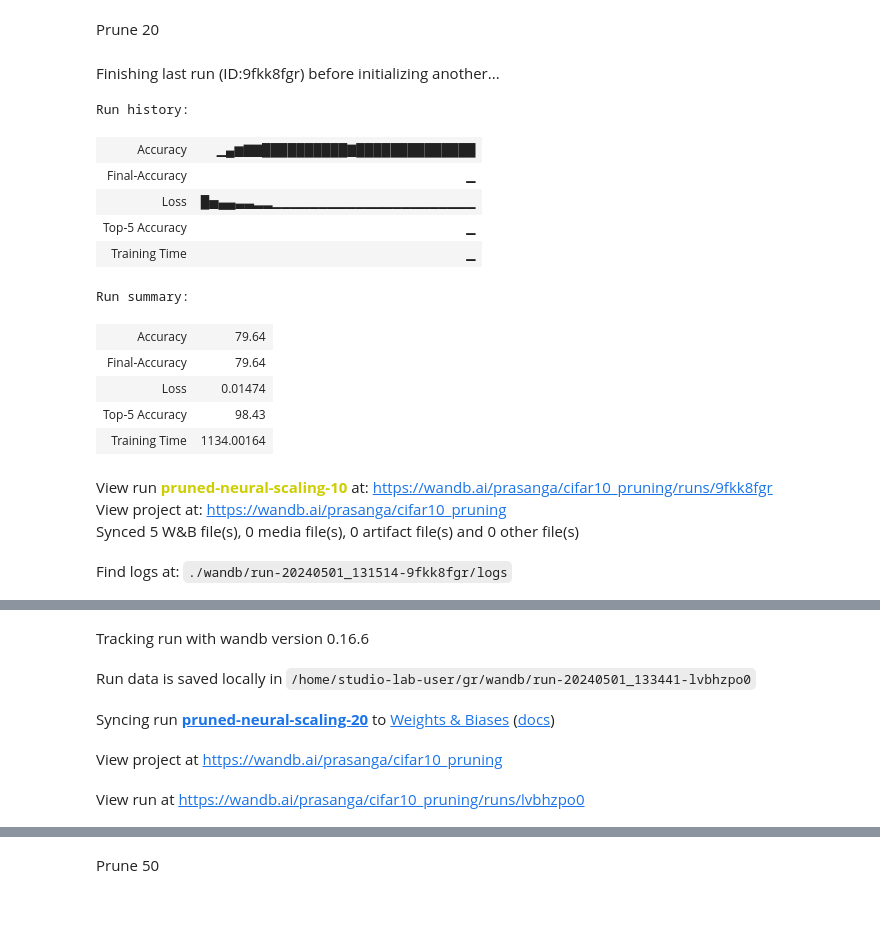
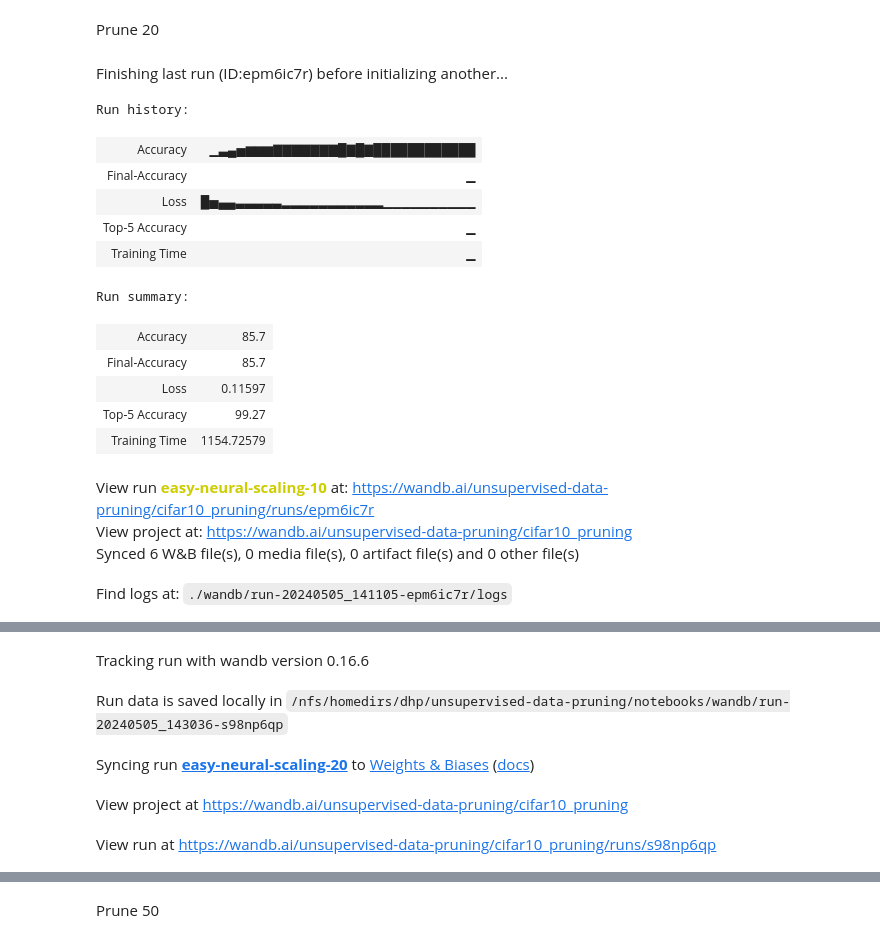
Before and after one commit to prasangadhungel/Data-Pruning-with-Extrapolated-Scores, a Jupyter notebook: notebooks/neural_scaling.ipynb, the cells around one changed output, grey strips where cells are left out. Drawn from its saved outputs; the diff is of its cells as text; code cells hidden in the pictures; blank space fills up the shorter version.

```diff
--- a/notebooks/neural_scaling.ipynb
+++ b/notebooks/neural_scaling.ipynb
@@ -304,6 +321,6 @@ View run at https://wandb.ai/prasanga/cifar10_pruning/runs/9fkk8fgr
 # %%
 device = torch.device("cuda" if torch.cuda.is_available() else "cpu")
-train_folder = "./hard_samples_"+ prune_frac
+train_folder = "./easy_samples_"+ prune_frac
 # %%
 trainset = datasets.ImageFolder(train_folder, transform=transform_train)
 trainloader = torch.utils.data.DataLoader(
@@ -408,8 +425,8 @@ Files already downloaded and verified
 Prune 20
 # %%
 prune_frac = "20"
-wandb.init(project='cifar10_pruning', name='pruned-neural-scaling-'+prune_frac)
-train_folder = "./hard_samples_"+ prune_frac
+wandb.init(project='cifar10_pruning', name='easy-neural-scaling-'+prune_frac)
+train_folder = "./easy_samples_"+ prune_frac
 
 trainset = datasets.ImageFolder(train_folder, transform=transform_train)
 trainloader = torch.utils.data.DataLoader(
@@ -471,42 +488,42 @@ for epoch in range(30):  # Adjust the number of epochs as needed
     scheduler.step()
 
 
 end_time = time.time()
 training_time = end_time - start_time
 
 # Test the ConvNet on the test set
 correct = 0
 total = 0
 top5_correct = 0
 with torch.no_grad():
     for data in testloader:
         images, labels = data
         images, labels = images.to(device), labels.to(device)
         outputs = net(images)
         _, predicted = torch.max(outputs.data, 1)
         _, top5_predicted = torch.topk(outputs.data, 5, dim=1)
         total += labels.size(0)
         correct += (predicted == labels).sum().item()
         top5_correct += (top5_predicted == labels.view(-1, 1)).sum().item()
 
 accuracy = 100 * correct / total
 top5_accuracy = 100 * top5_correct / total
 wandb.log({"Final-Accuracy": accuracy, "Top-5 Accuracy": top5_accuracy, "Training Time": training_time})
 # %% [output]
-Finishing last run (ID:9fkk8fgr) before initializing another...
+Finishing last run (ID:epm6ic7r) before initializing another...
 Run history:
-| Accuracy | ▁▄▆▇▇██████████▇██████████████ |
+| Accuracy | ▁▃▄▅▆▆▆▇▇▇▇▇▇▇█▇█▇████████████ |
 | Final-Accuracy | ▁ |
-| Loss | █▅▄▄▃▃▂▂▁▁▁▁▁▁▁▁▁▁▁▁▁▁▁▁▁▁▁▁▁▁ |
+| Loss | █▅▄▄▃▃▃▃▃▂▂▂▂▂▂▂▂▂▂▂▁▁▁▁▁▁▁▁▁▁ |
 | Top-5 Accuracy | ▁ |
 | Training Time | ▁ |
 Run summary:
-| Accuracy | 79.64 |
-| Final-Accuracy | 79.64 |
-| Loss | 0.01474 |
-| Top-5 Accuracy | 98.43 |
-| Training Time | 1134.00164 |
+| Accuracy | 85.7 |
+| Final-Accuracy | 85.7 |
+| Loss | 0.11597 |
+| Top-5 Accuracy | 99.27 |
+| Training Time | 1154.72579 |
-View run pruned-neural-scaling-10 at: https://wandb.ai/prasanga/cifar10_pruning/runs/9fkk8fgr
-View project at: https://wandb.ai/prasanga/cifar10_pruning
-Synced 5 W&B file(s), 0 media file(s), 0 artifact file(s) and 0 other file(s)
+View run easy-neural-scaling-10 at: https://wandb.ai/unsupervised-data-pruning/cifar10_pruning/runs/epm6ic7r
+View project at: https://wandb.ai/unsupervised-data-pruning/cifar10_pruning
+Synced 6 W&B file(s), 0 media file(s), 0 artifact file(s) and 0 other file(s)
-Find logs at: ./wandb/run-20240501_131514-9fkk8fgr/logs
+Find logs at: ./wandb/run-20240505_141105-epm6ic7r/logs
@@ -514,6 +531,6 @@ Successfully finished last run (ID:9fkk8fgr). Initializing new run:
 Tracking run with wandb version 0.16.6
-Run data is saved locally in /home/studio-lab-user/gr/wandb/run-20240501_133441-lvbhzpo0
+Run data is saved locally in /nfs/homedirs/dhp/unsupervised-data-pruning/notebooks/wandb/run-20240505_143036-s98np6qp
-Syncing run pruned-neural-scaling-20 to Weights & Biases (docs)
+Syncing run easy-neural-scaling-20 to Weights & Biases (docs)
-View project at https://wandb.ai/prasanga/cifar10_pruning
+View project at https://wandb.ai/unsupervised-data-pruning/cifar10_pruning
-View run at https://wandb.ai/prasanga/cifar10_pruning/runs/lvbhzpo0
+View run at https://wandb.ai/unsupervised-data-pruning/cifar10_pruning/runs/s98np6qp
 Files already downloaded and verified
```
Also changed, not shown: parts of 14 cells of this notebook, 3 other files.
